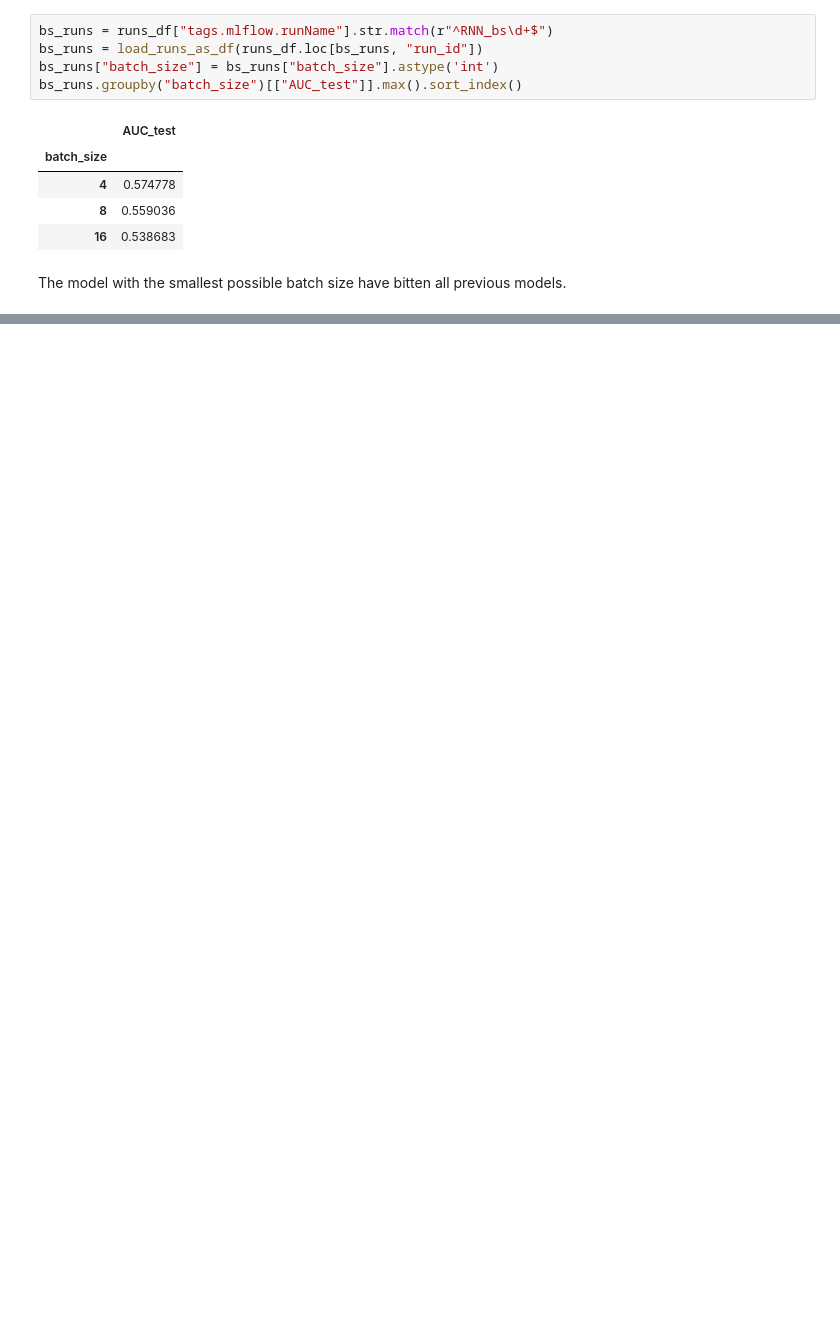
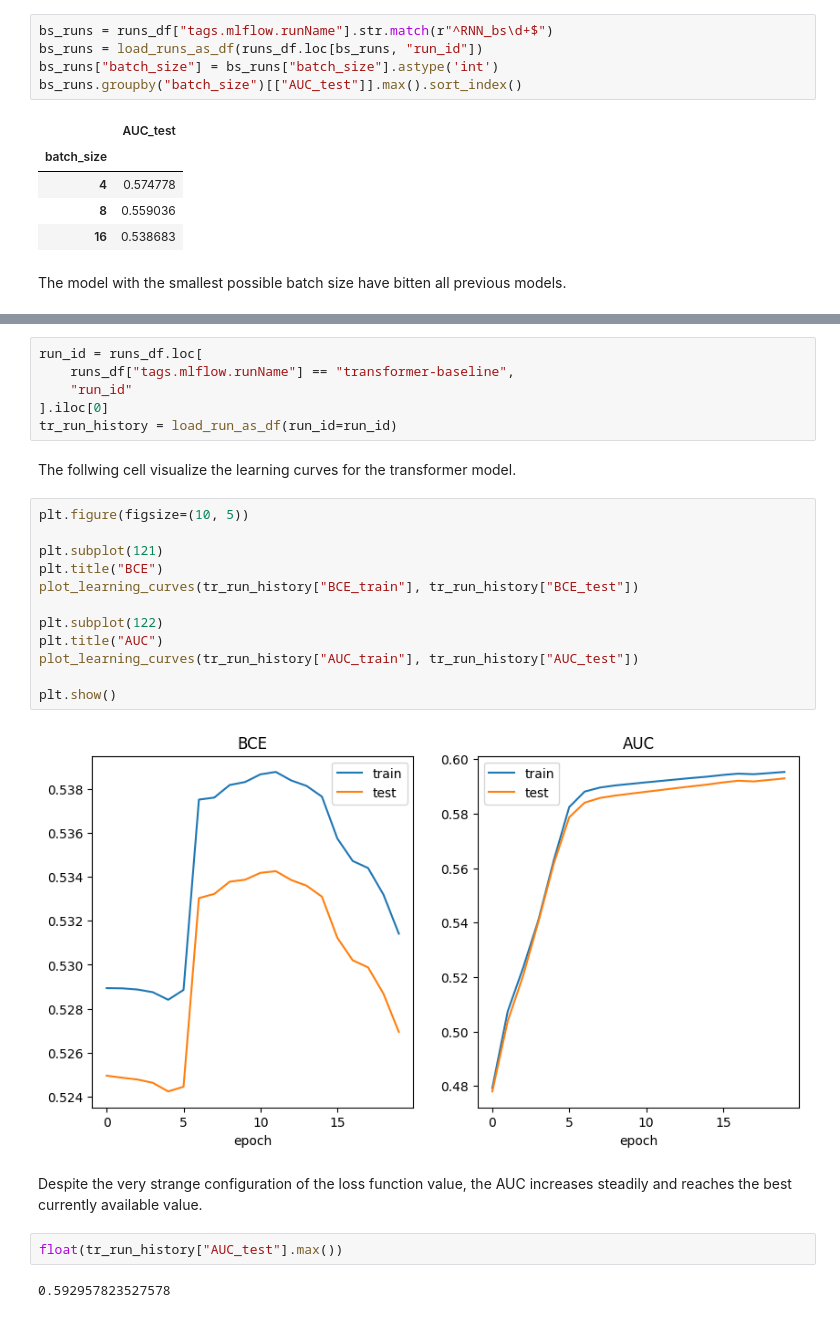
Before and after one commit to fedorkobak/students_performance, a Jupyter notebook: analysis.ipynb, the cells around one changed output, grey strips where cells are left out. Saved outputs shown, nothing was run; the diff lists cells and outputs as text; blank space fills up the shorter version.

Commit message:
add description of the "transformer" model

```diff
--- a/analysis.ipynb
+++ b/analysis.ipynb
@@ -153,0 +157,28 @@ The model with the smallest possible batch size have bitten all previous models.
+# %%
+run_id = runs_df.loc[
+    runs_df["tags.mlflow.runName"] == "transformer-baseline",
+    "run_id"
+].iloc[0]
+tr_run_history = load_run_as_df(run_id=run_id)
+# %% [markdown]
+The follwing cell visualize the learning curves for the transformer model.
+# %%
+plt.figure(figsize=(10, 5))
+
+plt.subplot(121)
+plt.title("BCE")
+plot_learning_curves(tr_run_history["BCE_train"], tr_run_history["BCE_test"])
+
+plt.subplot(122)
+plt.title("AUC")
+plot_learning_curves(tr_run_history["AUC_train"], tr_run_history["AUC_test"])
+
+plt.show()
+# %% [output]
+[figure, added]
+# %% [markdown]
+Despite the very strange configuration of the loss function value, the AUC increases steadily and reaches the best currently available value.
+# %%
+float(tr_run_history["AUC_test"].max())
+# %% [output]
+0.592957823527578
```
Also changed, not shown: parts of 4 cells of this notebook.
